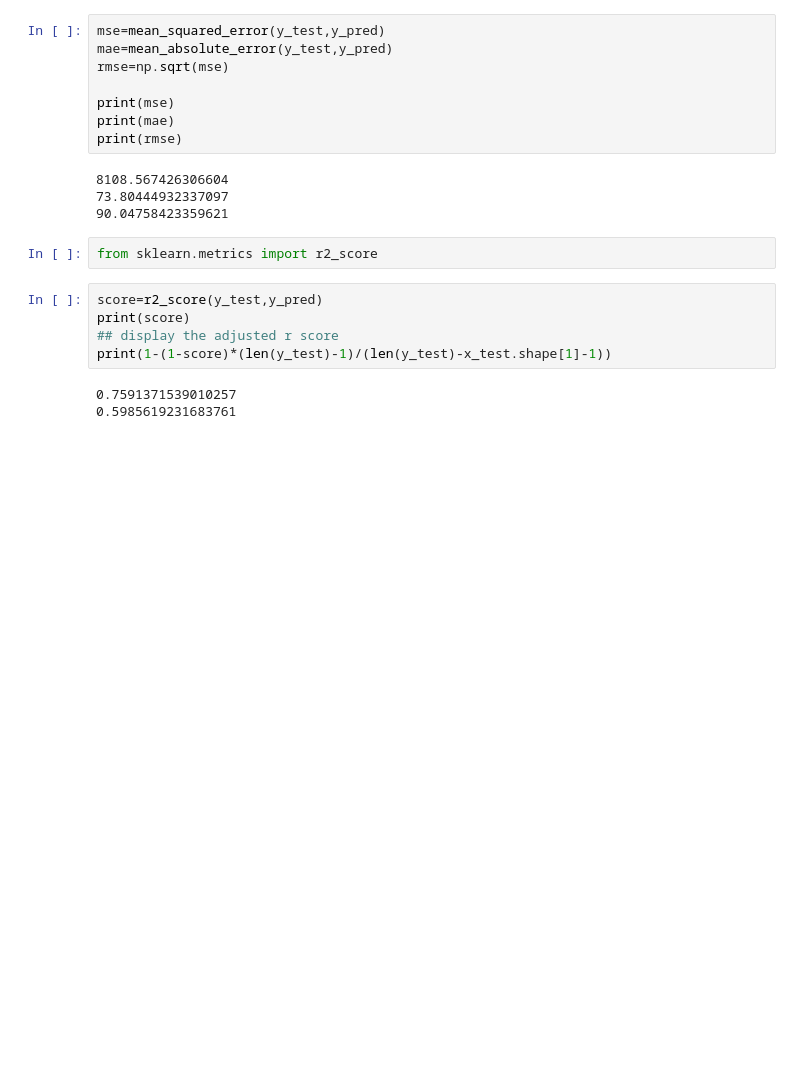
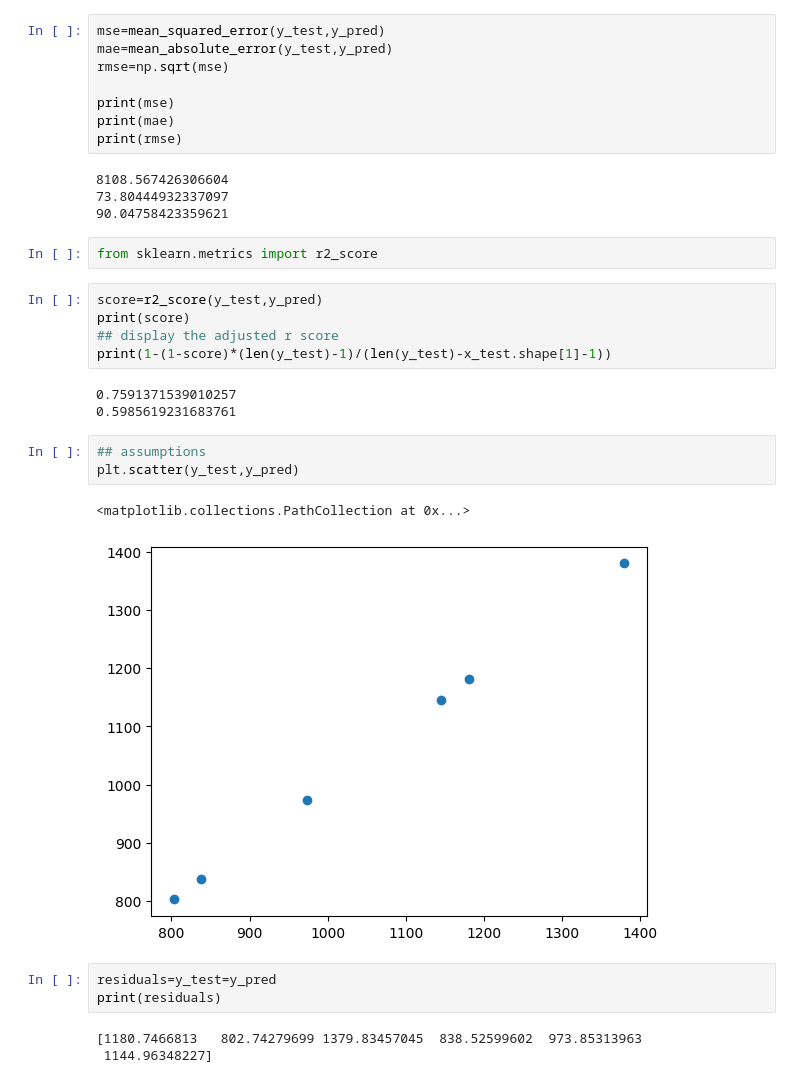
Before and after one commit to akkiyolo/Mapping-The-ML-journey, a Jupyter notebook: 18-simple and multiple linear regression/model_multiple_regression.ipynb, the cells around one changed output. Cells and saved outputs as stored; diff of their text form; blank space fills up the shorter version.

```diff
--- a/18-simple and multiple linear regression/model_multiple_regression.ipynb
+++ b/18-simple and multiple linear regression/model_multiple_regression.ipynb
@@ -171,3 +171,15 @@ print(1-(1-score)*(len(y_test)-1)/(len(y_test)-x_test.shape[1]-1))
 # %% [output]
 0.7591371539010257
 0.5985619231683761
+# %%
+## assumptions
+plt.scatter(y_test,y_pred)
+# %% [output]
+<matplotlib.collections.PathCollection at 0x...>
+[figure, added]
+# %%
+residuals=y_test=y_pred
+print(residuals)
+# %% [output]
+[1180.7466813   802.74279699 1379.83457045  838.52599602  973.85313963
+ 1144.96348227]
```
Also changed, not shown: parts of 7 cells of this notebook.
